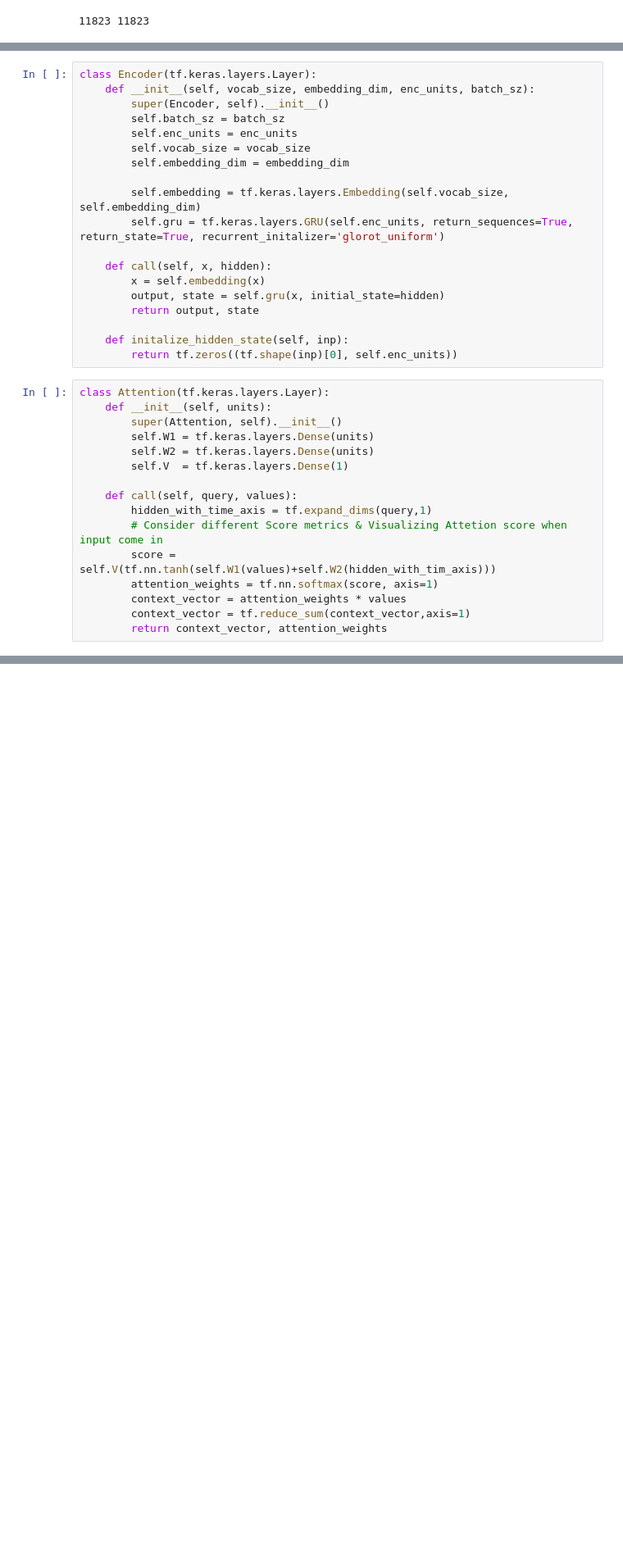
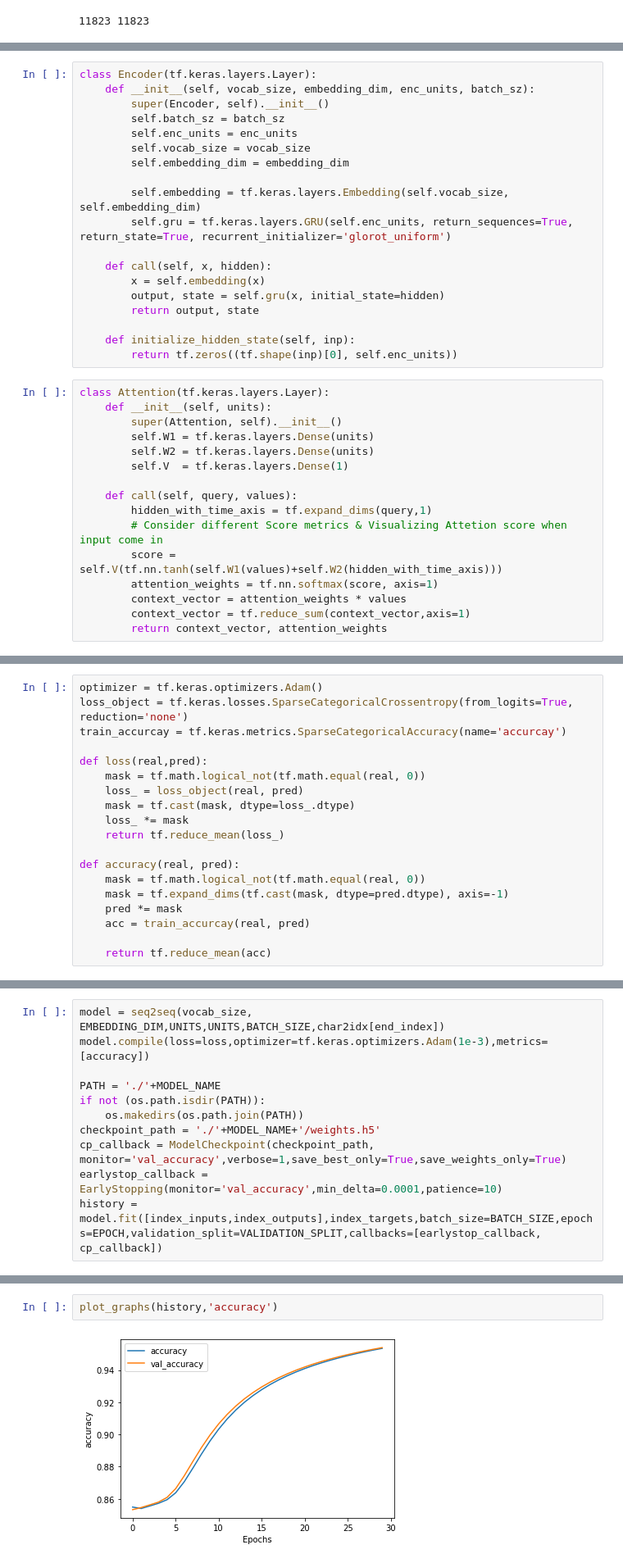
Before and after one commit to hectic97/Basic_Kor_Chatbot, a Jupyter notebook: nlp-chatbot-modeling.ipynb, the cells around one changed output, grey strips where cells are left out. Shown: that part at 82% size. Drawn from its saved outputs; the diff is of its cells as text; blank space fills up the shorter version.

```diff
--- a/nlp-chatbot-modeling.ipynb
+++ b/nlp-chatbot-modeling.ipynb
@@ -257,14 +258,14 @@ class Encoder(tf.keras.layers.Layer):
         self.embedding_dim = embedding_dim
 
         self.embedding = tf.keras.layers.Embedding(self.vocab_size, self.embedding_dim)
-        self.gru = tf.keras.layers.GRU(self.enc_units, return_sequences=True, return_state=True, recurrent_initalizer='glorot_uniform')
+        self.gru = tf.keras.layers.GRU(self.enc_units, return_sequences=True, return_state=True, recurrent_initializer='glorot_uniform')
 
     def call(self, x, hidden):
         x = self.embedding(x)
         output, state = self.gru(x, initial_state=hidden)
         return output, state
 
-    def initalize_hidden_state(self, inp):
+    def initialize_hidden_state(self, inp):
         return tf.zeros((tf.shape(inp)[0], self.enc_units))
 # %%
 class Attention(tf.keras.layers.Layer):
@@ -277,7 +278,7 @@ class Attention(tf.keras.layers.Layer):
     def call(self, query, values):
         hidden_with_time_axis = tf.expand_dims(query,1)
         # Consider different Score metrics & Visualizing Attetion score when input come in
-        score = self.V(tf.nn.tanh(self.W1(values)+self.W2(hidden_with_tim_axis)))
+        score = self.V(tf.nn.tanh(self.W1(values)+self.W2(hidden_with_time_axis)))
         attention_weights = tf.nn.softmax(score, axis=1)
         context_vector = attention_weights * values
         context_vector = tf.reduce_sum(context_vector,axis=1)
@@ -284,0 +308,19 @@ class Attention(tf.keras.layers.Layer):
+# %%
+optimizer = tf.keras.optimizers.Adam()
+loss_object = tf.keras.losses.SparseCategoricalCrossentropy(from_logits=True, reduction='none')
+train_accurcay = tf.keras.metrics.SparseCategoricalAccuracy(name='accurcay')
+
+def loss(real,pred):
+    mask = tf.math.logical_not(tf.math.equal(real, 0))
+    loss_ = loss_object(real, pred)
+    mask = tf.cast(mask, dtype=loss_.dtype)
+    loss_ *= mask
+    return tf.reduce_mean(loss_)
+
+def accuracy(real, pred):
+    mask = tf.math.logical_not(tf.math.equal(real, 0))
+    mask = tf.expand_dims(tf.cast(mask, dtype=pred.dtype), axis=-1)
+    pred *= mask
+    acc = train_accurcay(real, pred)
+
+    return tf.reduce_mean(acc)
@@ -284,0 +365,11 @@ class Attention(tf.keras.layers.Layer):
+# %%
+model = seq2seq(vocab_size, EMBEDDING_DIM,UNITS,UNITS,BATCH_SIZE,char2idx[end_index])
+model.compile(loss=loss,optimizer=tf.keras.optimizers.Adam(1e-3),metrics=[accuracy])
+
+PATH = './'+MODEL_NAME
+if not (os.path.isdir(PATH)):
+    os.makedirs(os.path.join(PATH))
+checkpoint_path = './'+MODEL_NAME+'/weights.h5'
+cp_callback = ModelCheckpoint(checkpoint_path, monitor='val_accuracy',verbose=1,save_best_only=True,save_weights_only=True)
+earlystop_callback = EarlyStopping(monitor='val_accuracy',min_delta=0.0001,patience=10)
+history = model.fit([index_inputs,index_outputs],index_targets,batch_size=BATCH_SIZE,epochs=EPOCH,validation_split=VALIDATION_SPLIT,callbacks=[earlystop_callback, cp_callback])
@@ -284,0 +394,4 @@ class Attention(tf.keras.layers.Layer):
+# %%
+plot_graphs(history,'accuracy')
+# %% [output]
+[figure, added]
```
Also changed, not shown: parts of 11 cells of this notebook.
